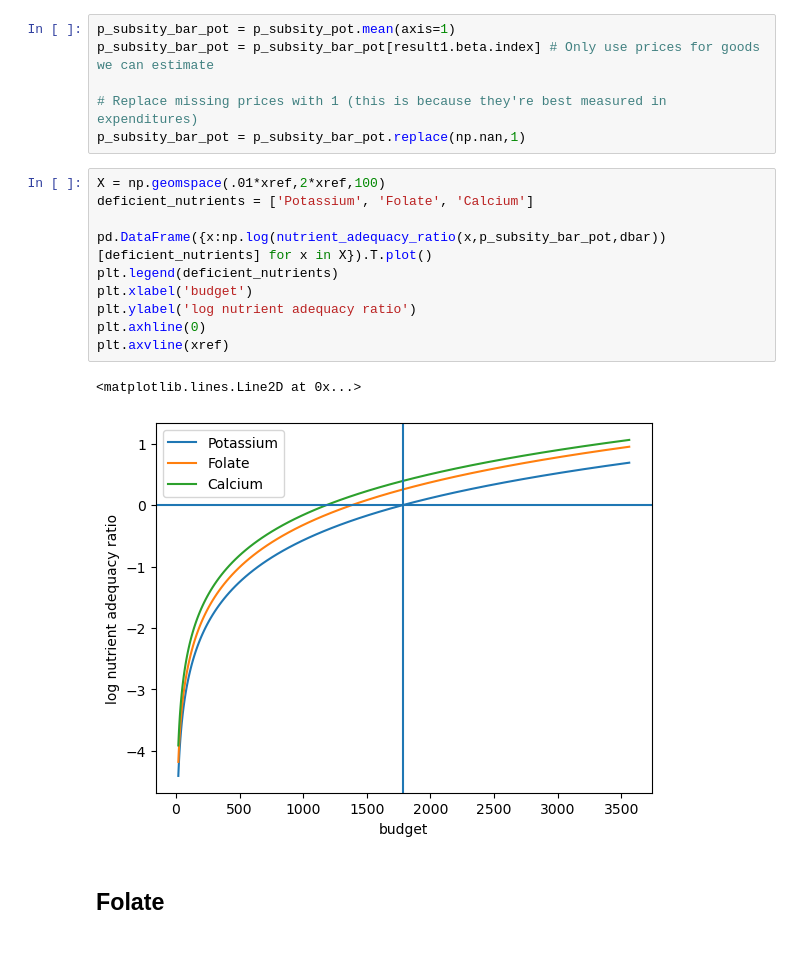
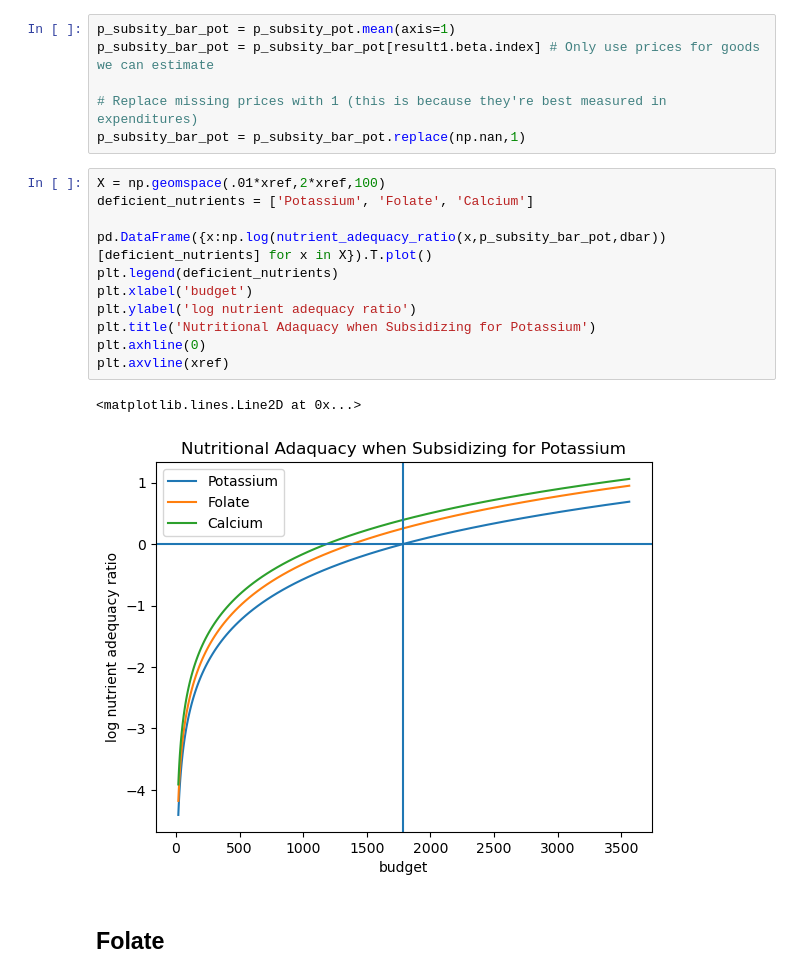
Before and after one commit to lauremariho/proj4_LutherBurbank, a Jupyter notebook: ethiopia_code.ipynb, the cells around one changed output. Drawn from its saved outputs; the diff is of its cells as text; blank space fills up the shorter version.

```diff
--- a/ethiopia_code.ipynb
+++ b/ethiopia_code.ipynb
@@ -941,16 +943,17 @@ p_subsity_bar_pot = p_subsity_bar_pot.replace(np.nan,1)
 # %%
 X = np.geomspace(.01*xref,2*xref,100)
 deficient_nutrients = ['Potassium', 'Folate', 'Calcium']
 
 pd.DataFrame({x:np.log(nutrient_adequacy_ratio(x,p_subsity_bar_pot,dbar))[deficient_nutrients] for x in X}).T.plot()
 plt.legend(deficient_nutrients)
 plt.xlabel('budget')
 plt.ylabel('log nutrient adequacy ratio')
+plt.title('Nutritional Adaquacy when Subsidizing for Potassium')
 plt.axhline(0)
 plt.axvline(xref)
 # %% [output]
 <matplotlib.lines.Line2D at 0x...>
-[figure, old version]
+[figure, new version]
 # %% [markdown]
 ## Folate
 # %%
```
Also changed, not shown: parts of 5 cells of this notebook.
